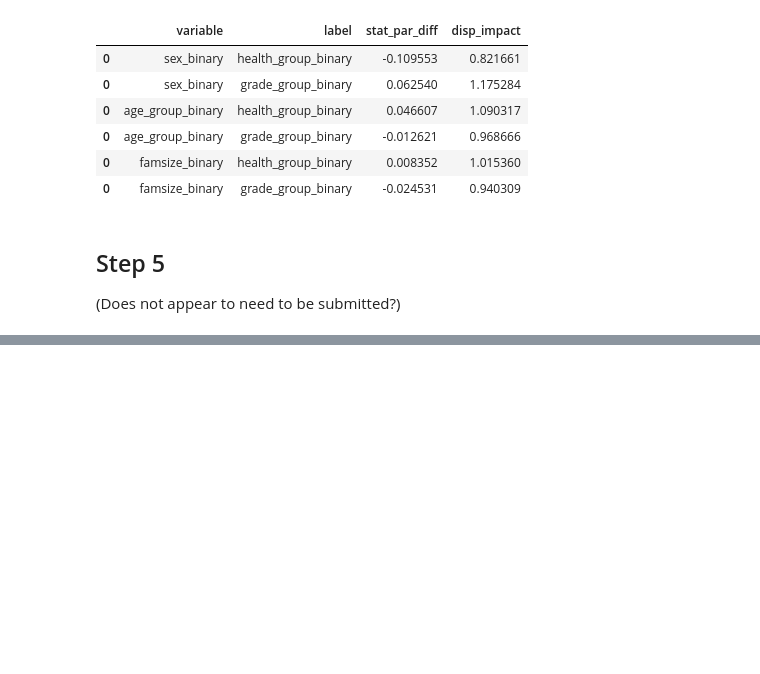
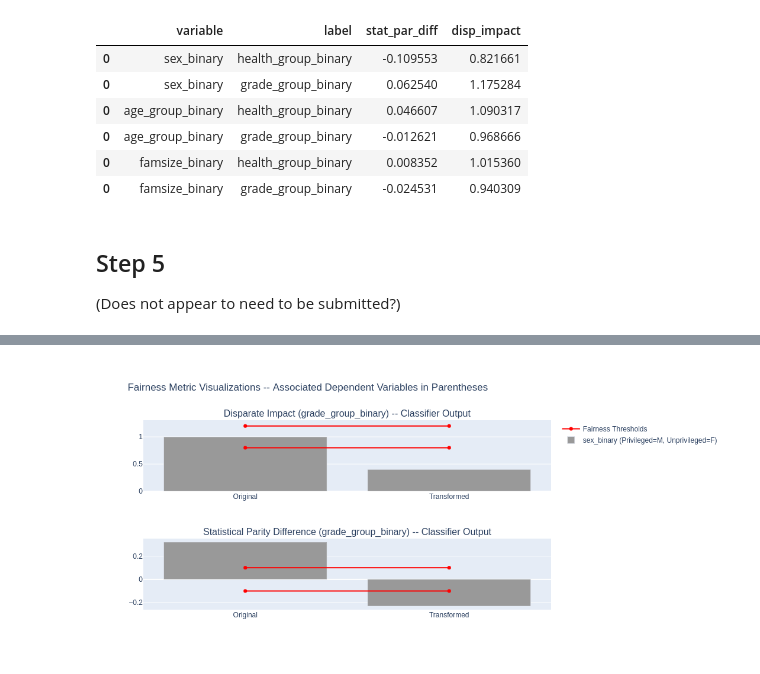
Before and after one commit to ethics-final/AIEthicsFinalProject, a Jupyter notebook: step_3_and_viz_for_5.ipynb, the cells around one changed output, grey strips where cells are left out. Cells and saved outputs as stored; diff of their text form; code cells hidden in the pictures; blank space fills up the shorter version.

```diff
--- a/step_3_and_viz_for_5.ipynb
+++ b/step_3_and_viz_for_5.ipynb
@@ -615,17 +597,13 @@ fig.show()
 fig = make_subplots(
     rows=2, cols=1,
     subplot_titles=[
-        None,
         'Disparate Impact (grade_group_binary) -- Classifier Output',
-        None,
-        None,
         'Statistical Parity Difference (grade_group_binary) -- Classifier Output',
-        None
     ]
 )
 
 fig.update_layout(
-    height=1_000,
+    height=500,
     width=800,
     title_text='Fairness Metric Visualizations -- Associated Dependent Variables in Parentheses'
 )
@@ -665,9 +643,10 @@ fig.add_trace(
 fig.add_trace(
     go.Scatter(
         x=['Original', 'Transformed'],
-        y=[1.2, 1.2],
+        y=[-0.1, -0.1],
         marker=dict(color='red'),
-        name='Fairness Thresholds'
+        name='Fairness Thresholds',
+        showlegend=False
     ),
     row=2, col=1
 )
@@ -678,7 +657,7 @@ fig.add_trace(
         y=[0.32, -0.23],
         name='sex_binary (Privileged=M, Unprivileged=F)',
         marker={'color': palette[0]},
-        showlegend=True
+        showlegend=False
     ),
     row=2, col=1
 )
@@ -686,7 +665,7 @@ fig.add_trace(
 fig.add_trace(
     go.Scatter(
         x=['Original', 'Transformed'],
-        y=[0.8, 0.8],
+        y=[0.1, 0.1],
         marker=dict(color='red'),
         name='Fairness Thresholds',
         showlegend=False
@@ -697,0 +676 @@ fig.add_trace(
+[figure, added]
```
Also changed, not shown: parts of 4 cells of this notebook.
